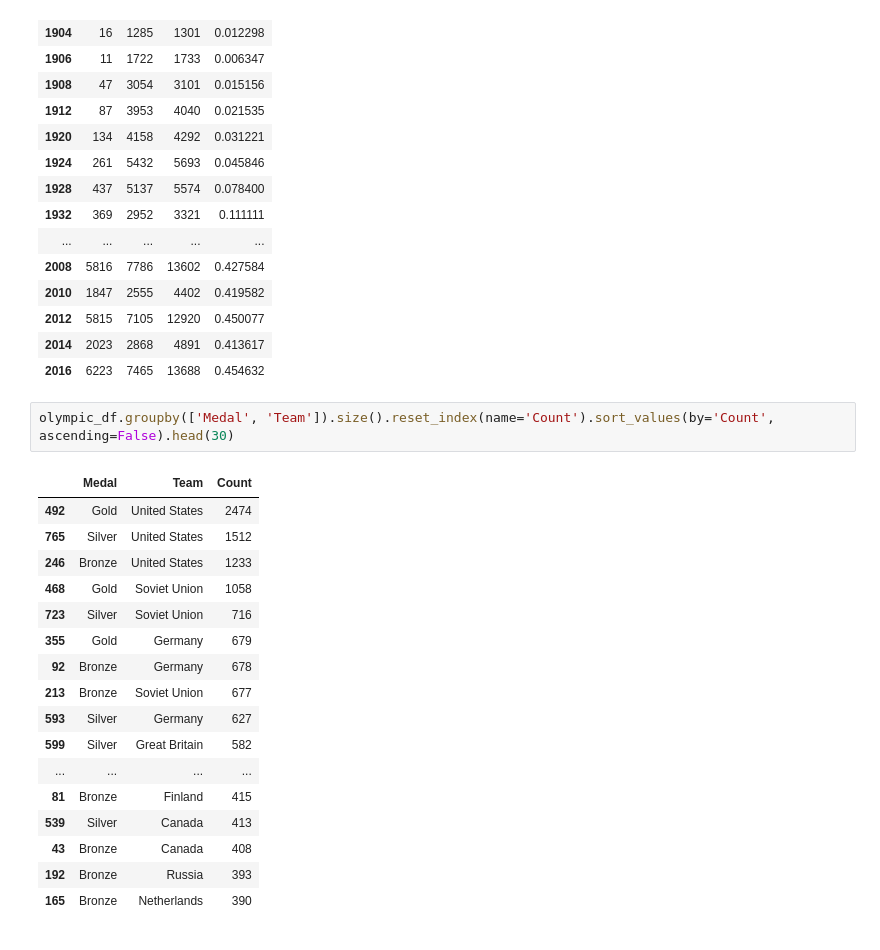
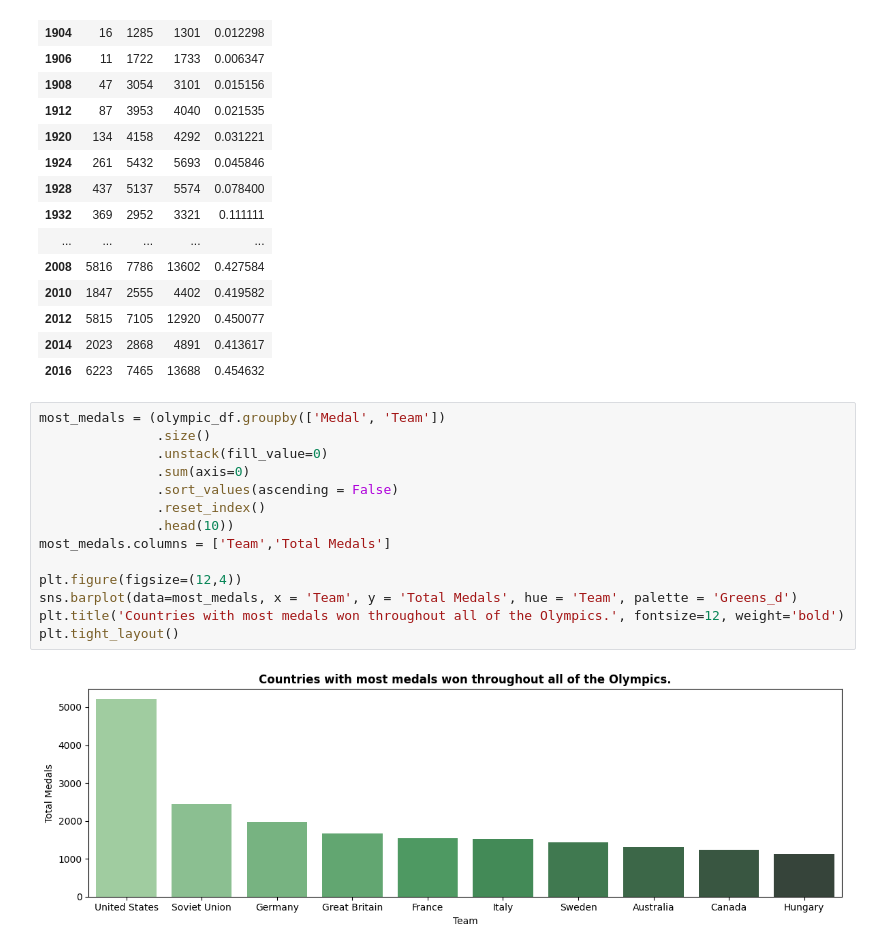
Before and after one commit to SebastianPetersson/Project_OS, a Jupyter notebook: OS-explore-Sebbe.ipynb, the cells around one changed output. Cells and saved outputs as stored; diff of their text form.

```diff
--- a/OS-explore-Sebbe.ipynb
+++ b/OS-explore-Sebbe.ipynb
@@ -142,22 +142,18 @@ years_with_genders
 | 2014 | 2023 | 2868 | 4891 | 0.413617 |
 | 2016 | 6223 | 7465 | 13688 | 0.454632 |
 # %%
-olympic_df.groupby(['Medal', 'Team']).size().reset_index(name='Count').sort_values(by='Count', ascending=False).head(30)
+most_medals = (olympic_df.groupby(['Medal', 'Team'])
+               .size()
+               .unstack(fill_value=0)
+               .sum(axis=0)
+               .sort_values(ascending = False)
+               .reset_index()
+               .head(10))
+most_medals.columns = ['Team','Total Medals']
+
+plt.figure(figsize=(12,4))
+sns.barplot(data=most_medals, x = 'Team', y = 'Total Medals', hue = 'Team', palette = 'Greens_d')
+plt.title('Countries with most medals won throughout all of the Olympics.', fontsize=12, weight='bold')
+plt.tight_layout()
 # %% [output]
-|  | Medal | Team | Count |
-| 492 | Gold | United States | 2474 |
-| 765 | Silver | United States | 1512 |
-| 246 | Bronze | United States | 1233 |
-| 468 | Gold | Soviet Union | 1058 |
-| 723 | Silver | Soviet Union | 716 |
-| 355 | Gold | Germany | 679 |
-| 92 | Bronze | Germany | 678 |
-| 213 | Bronze | Soviet Union | 677 |
-| 593 | Silver | Germany | 627 |
-| 599 | Silver | Great Britain | 582 |
-| ... | ... | ... | ... |
-| 81 | Bronze | Finland | 415 |
-| 539 | Silver | Canada | 413 |
-| 43 | Bronze | Canada | 408 |
-| 192 | Bronze | Russia | 393 |
-| 165 | Bronze | Netherlands | 390 |
+[figure, added]
```
Also changed, not shown: 1 other file.
